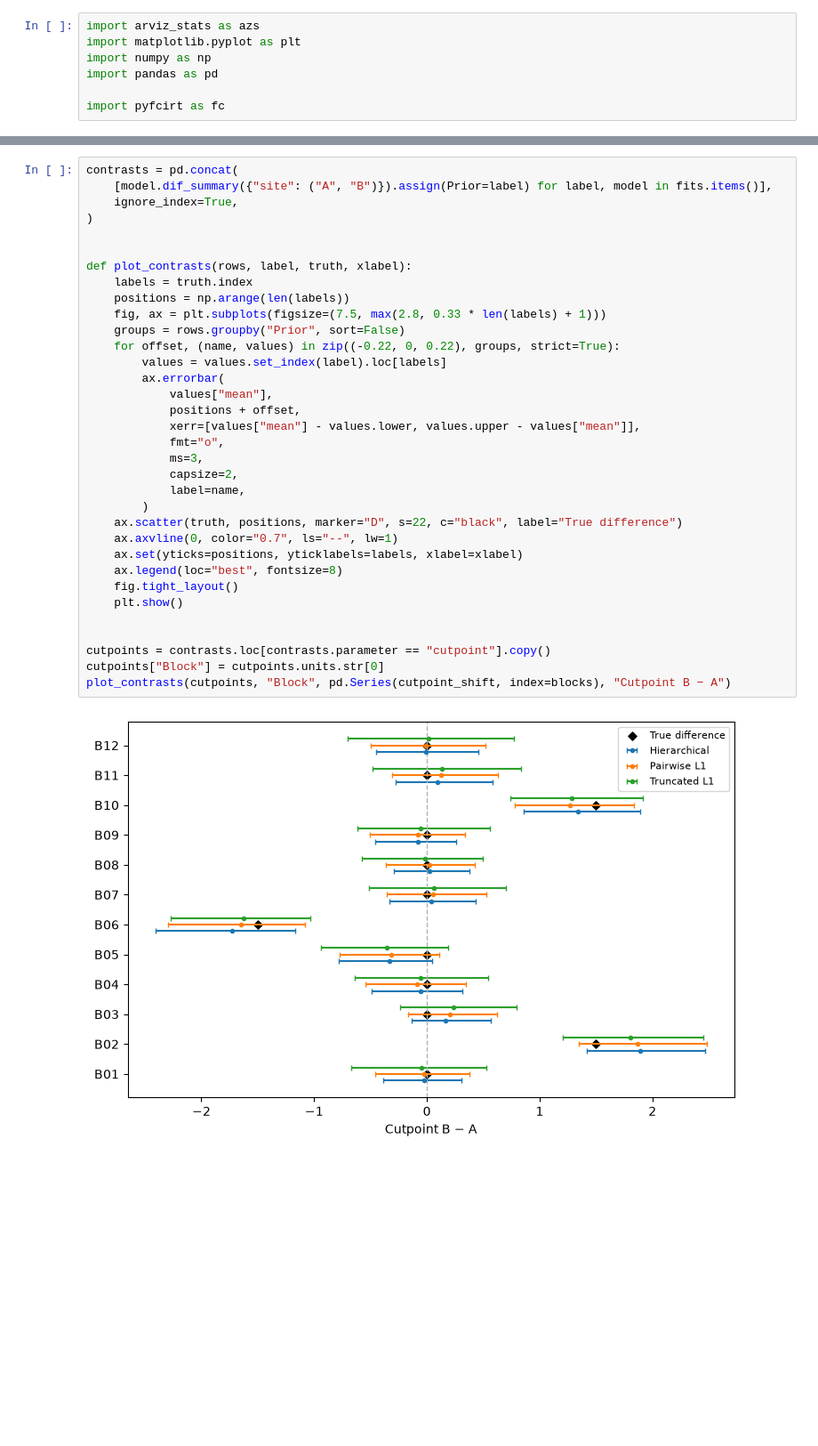
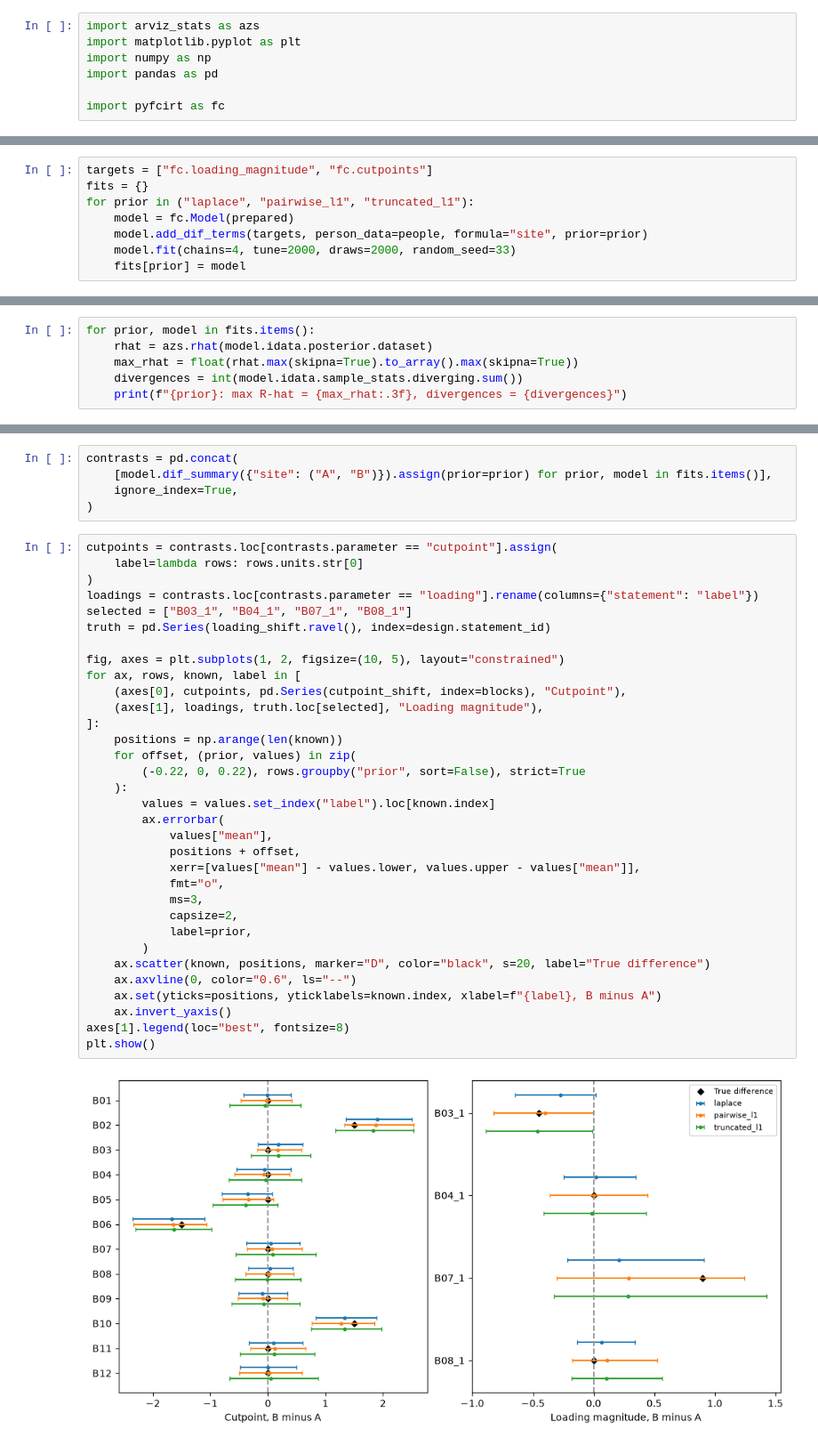
Before and after one commit to qipengchen/pyfcirt, a Jupyter notebook: docs/tutorials/tirt_dif.ipynb, the cells around one changed output, grey strips where cells are left out. Shown at 89% size. Cells and saved outputs as stored; diff of their text form; blank space fills up the shorter version.

Commit message:
Scale truncated loading DIF and add the R workflow

```diff
--- a/docs/tutorials/tirt_dif.ipynb
+++ b/docs/tutorials/tirt_dif.ipynb
@@ -178,0 +146,8 @@ pd.DataFrame(diagnostics).round(3)
+# %%
+targets = ["fc.loading_magnitude", "fc.cutpoints"]
+fits = {}
+for prior in ("laplace", "pairwise_l1", "truncated_l1"):
+    model = fc.Model(prepared)
+    model.add_dif_terms(targets, person_data=people, formula="site", prior=prior)
+    model.fit(chains=4, tune=2000, draws=2000, random_seed=33)
+    fits[prior] = model
@@ -178,0 +159,6 @@ pd.DataFrame(diagnostics).round(3)
+# %%
+for prior, model in fits.items():
+    rhat = azs.rhat(model.idata.posterior.dataset)
+    max_rhat = float(rhat.max(skipna=True).to_array().max(skipna=True))
+    divergences = int(model.idata.sample_stats.diverging.sum())
+    print(f"{prior}: max R-hat = {max_rhat:.3f}, divergences = {divergences}")
@@ -190,36 +177,40 @@ zero for the other nine pairs.
+# %%
+contrasts = pd.concat(
+    [model.dif_summary({"site": ("A", "B")}).assign(prior=prior) for prior, model in fits.items()],
+    ignore_index=True,
+)
 # %%
-contrasts = pd.concat(
-    [model.dif_summary({"site": ("A", "B")}).assign(Prior=label) for label, model in fits.items()],
-    ignore_index=True,
+cutpoints = contrasts.loc[contrasts.parameter == "cutpoint"].assign(
+    label=lambda rows: rows.units.str[0]
 )
+loadings = contrasts.loc[contrasts.parameter == "loading"].rename(columns={"statement": "label"})
+selected = ["B03_1", "B04_1", "B07_1", "B08_1"]
+truth = pd.Series(loading_shift.ravel(), index=design.statement_id)
 
-
-def plot_contrasts(rows, label, truth, xlabel):
-    labels = truth.index
-    positions = np.arange(len(labels))
-    fig, ax = plt.subplots(figsize=(7.5, max(2.8, 0.33 * len(labels) + 1)))
-    groups = rows.groupby("Prior", sort=False)
-    for offset, (name, values) in zip((-0.22, 0, 0.22), groups, strict=True):
-        values = values.set_index(label).loc[labels]
+fig, axes = plt.subplots(1, 2, figsize=(10, 5), layout="constrained")
+for ax, rows, known, label in [
+    (axes[0], cutpoints, pd.Series(cutpoint_shift, index=blocks), "Cutpoint"),
+    (axes[1], loadings, truth.loc[selected], "Loading magnitude"),
+]:
+    positions = np.arange(len(known))
+    for offset, (prior, values) in zip(
+        (-0.22, 0, 0.22), rows.groupby("prior", sort=False), strict=True
+    ):
+        values = values.set_index("label").loc[known.index]
         ax.errorbar(
             values["mean"],
             positions + offset,
             xerr=[values["mean"] - values.lower, values.upper - values["mean"]],
             fmt="o",
             ms=3,
             capsize=2,
-            label=name,
+            label=prior,
         )
-    ax.scatter(truth, positions, marker="D", s=22, c="black", label="True difference")
-    ax.axvline(0, color="0.7", ls="--", lw=1)
-    ax.set(yticks=positions, yticklabels=labels, xlabel=xlabel)
-    ax.legend(loc="best", fontsize=8)
-    fig.tight_layout()
-    plt.show()
-
-
-cutpoints = contrasts.loc[contrasts.parameter == "cutpoint"].copy()
-cutpoints["Block"] = cutpoints.units.str[0]
-plot_contrasts(cutpoints, "Block", pd.Series(cutpoint_shift, index=blocks), "Cutpoint B − A")
+    ax.scatter(known, positions, marker="D", color="black", s=20, label="True difference")
+    ax.axvline(0, color="0.6", ls="--")
+    ax.set(yticks=positions, yticklabels=known.index, xlabel=f"{label}, B minus A")
+    ax.invert_yaxis()
+axes[1].legend(loc="best", fontsize=8)
+plt.show()
 # %% [output]
-[figure, old version]
+[figure, new version]
```
Also changed, not shown: parts of 19 cells of this notebook, 27 other files.
